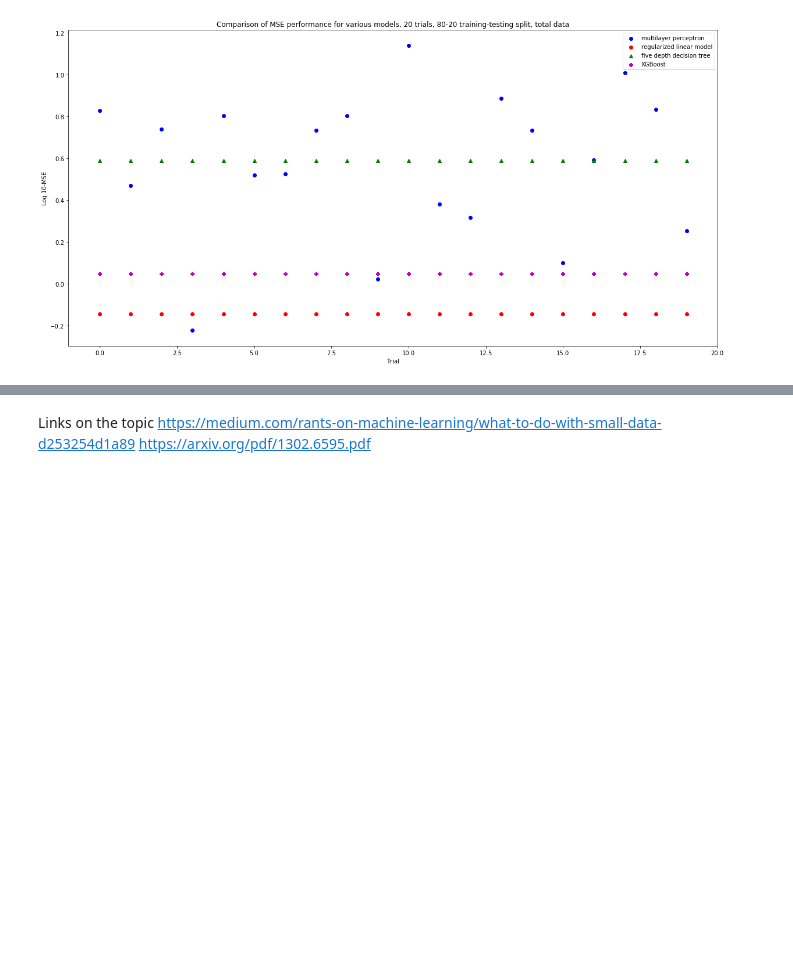
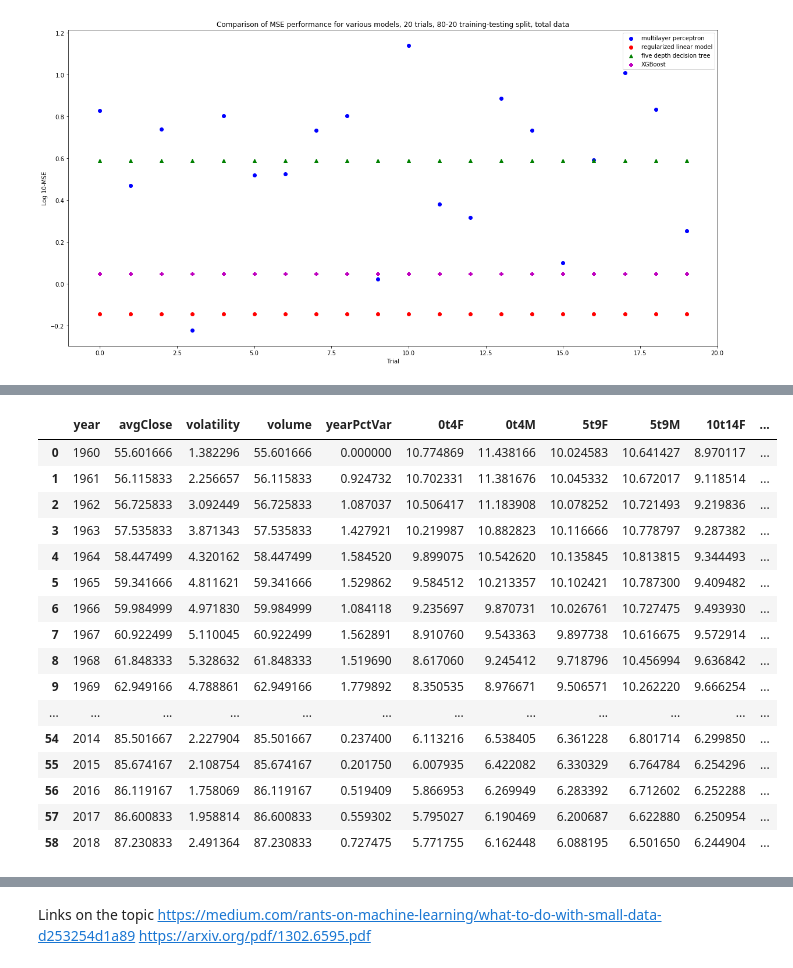
Before and after one commit to doodger/dataScience, a Jupyter notebook: finance.ipynb, the cells around one changed output, grey strips where cells are left out. Cells and saved outputs as stored; diff of their text form; code cells hidden in the pictures; blank space fills up the shorter version.

```diff
--- a/finance.ipynb
+++ b/finance.ipynb
@@ -1138,3 +1232,23 @@ Text(0, 0.5, 'Log-MSE')
+# %%
+merged_df
+# %% [output]
+|  | year | avgClose | volatility | volume | yearPctVar | 0t4F | 0t4M | 5t9F | 5t9M | 10t14F | ... |
+| 0 | 1960 | 55.601666 | 1.382296 | 55.601666 | 0.000000 | 10.774869 | 11.438166 | 10.024583 | 10.641427 | 8.970117 | ... |
+| 1 | 1961 | 56.115833 | 2.256657 | 56.115833 | 0.924732 | 10.702331 | 11.381676 | 10.045332 | 10.672017 | 9.118514 | ... |
+| 2 | 1962 | 56.725833 | 3.092449 | 56.725833 | 1.087037 | 10.506417 | 11.183908 | 10.078252 | 10.721493 | 9.219836 | ... |
+| 3 | 1963 | 57.535833 | 3.871343 | 57.535833 | 1.427921 | 10.219987 | 10.882823 | 10.116666 | 10.778797 | 9.287382 | ... |
+| 4 | 1964 | 58.447499 | 4.320162 | 58.447499 | 1.584520 | 9.899075 | 10.542620 | 10.135845 | 10.813815 | 9.344493 | ... |
+| 5 | 1965 | 59.341666 | 4.811621 | 59.341666 | 1.529862 | 9.584512 | 10.213357 | 10.102421 | 10.787300 | 9.409482 | ... |
+| 6 | 1966 | 59.984999 | 4.971830 | 59.984999 | 1.084118 | 9.235697 | 9.870731 | 10.026761 | 10.727475 | 9.493930 | ... |
+| 7 | 1967 | 60.922499 | 5.110045 | 60.922499 | 1.562891 | 8.910760 | 9.543363 | 9.897738 | 10.616675 | 9.572914 | ... |
+| 8 | 1968 | 61.848333 | 5.328632 | 61.848333 | 1.519690 | 8.617060 | 9.245412 | 9.718796 | 10.456994 | 9.636842 | ... |
+| 9 | 1969 | 62.949166 | 4.788861 | 62.949166 | 1.779892 | 8.350535 | 8.976671 | 9.506571 | 10.262220 | 9.666254 | ... |
+| ... | ... | ... | ... | ... | ... | ... | ... | ... | ... | ... | ... |
+| 54 | 2014 | 85.501667 | 2.227904 | 85.501667 | 0.237400 | 6.113216 | 6.538405 | 6.361228 | 6.801714 | 6.299850 | ... |
+| 55 | 2015 | 85.674167 | 2.108754 | 85.674167 | 0.201750 | 6.007935 | 6.422082 | 6.330329 | 6.764784 | 6.254296 | ... |
+| 56 | 2016 | 86.119167 | 1.758069 | 86.119167 | 0.519409 | 5.866953 | 6.269949 | 6.283392 | 6.712602 | 6.252288 | ... |
+| 57 | 2017 | 86.600833 | 1.958814 | 86.600833 | 0.559302 | 5.795027 | 6.190469 | 6.200687 | 6.622880 | 6.250954 | ... |
+| 58 | 2018 | 87.230833 | 2.491364 | 87.230833 | 0.727475 | 5.771755 | 6.162448 | 6.088195 | 6.501650 | 6.244904 | ... |
 # %% [markdown]
 TODO
 
```
Also changed, not shown: parts of 10 cells of this notebook.
